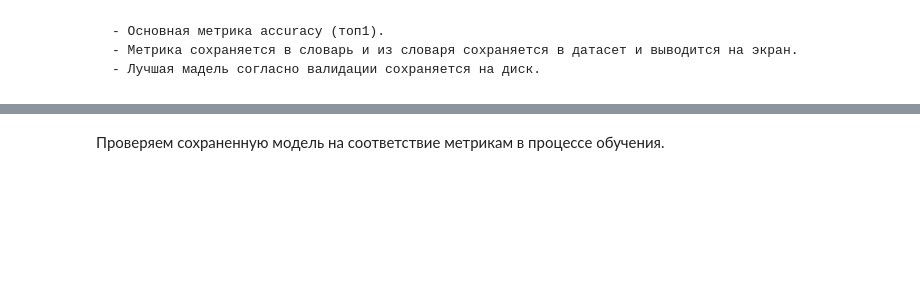
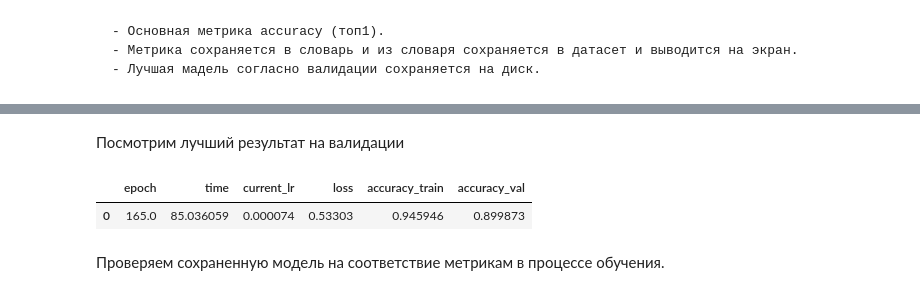
Before and after one commit to bestetc/GPN_trash, a Jupyter notebook: ResNet_constructor.ipynb, the cells around one changed output, grey strips where cells are left out. Saved outputs shown, nothing was run; the diff lists cells and outputs as text; code cells hidden in the pictures; blank space fills up the shorter version.

```diff
--- a/ResNet_constructor.ipynb
+++ b/ResNet_constructor.ipynb
@@ -576,3 +368,10 @@ KeyboardInterrupt:
+# %% [markdown]
+Посмотрим лучший результат на валидации
+# %%
+metrics_frame[metrics_frame['accuracy_val'] == metrics_frame['accuracy_val'].max()]
+# %% [output]
+|  | epoch | time | current_lr | loss | accuracy_train | accuracy_val |
+| 0 | 165.0 | 85.036059 | 0.000074 | 0.53303 | 0.945946 | 0.899873 |
 # %% [markdown]
 Проверяем сохраненную модель на соответствие метрикам в процессе обучения.
 # %%
```
Also changed, not shown: parts of 53 cells of this notebook, 7 other files.
